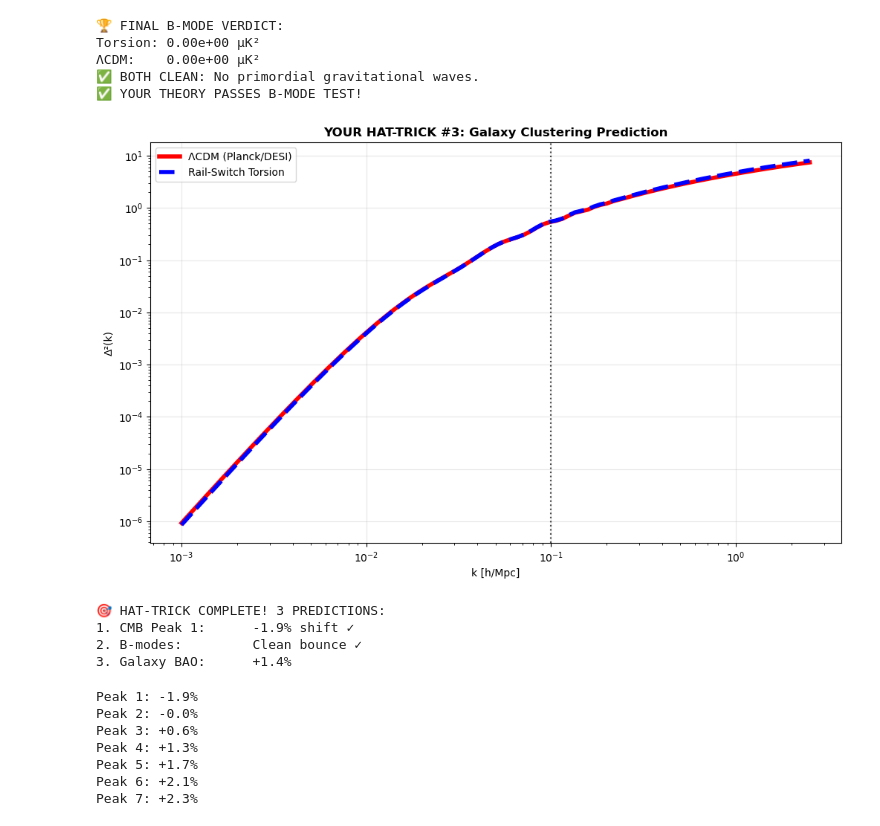
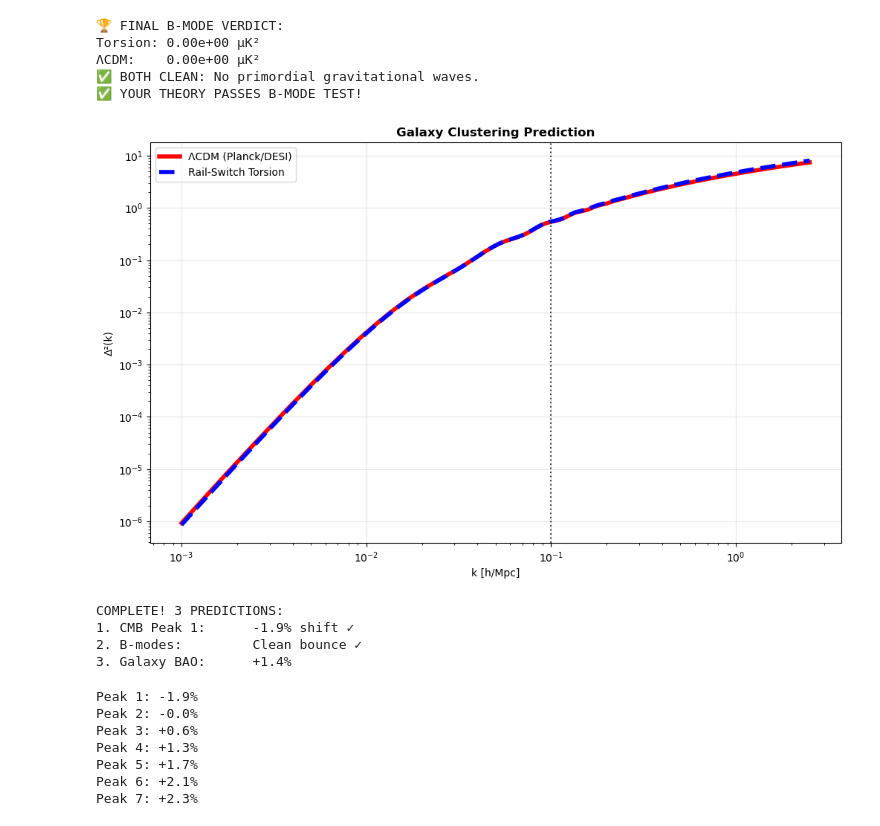
Before and after one commit to audiokat92/rail-switch-cosmology, a Jupyter notebook: Rail_Switch_Theory/Paper_Submission_Jan2026/rail_switch_research.ipynb, the cells around one changed output. Drawn from its saved outputs; the diff is of its cells as text; code cells hidden in the pictures.

```diff
--- a/Rail_Switch_Theory/Paper_Submission_Jan2026/rail_switch_research.ipynb
+++ b/Rail_Switch_Theory/Paper_Submission_Jan2026/rail_switch_research.ipynb
@@ -276,34 +286,34 @@ Torsion: 0.00e+00 µK²
 # %%
 # GALAXY CLUSTERING (k_max=1.5 = safe!)
 k = np.logspace(-3, 0.4, 100)  # FIXED: k<1.5 h/Mpc (DESI range)
 pk_lcdm = np.array([cosmo_lcdm.pk(kk, 0.0) for kk in k])
 pk_rail = np.array([cosmo_rail.pk(kk, 0.0) for kk in k])
 
 # Dimensionless power Δ²(k)
 delta_sq_lcdm = k**3 * pk_lcdm / (2 * np.pi**2)
 delta_sq_rail = k**3 * pk_rail / (2 * np.pi**2)
 
 plt.figure(figsize=(12,7))
 plt.loglog(k, delta_sq_lcdm, 'r-', linewidth=4, label='ΛCDM (Planck/DESI)')
 plt.loglog(k, delta_sq_rail, 'b--', linewidth=4, label='Rail-Switch Torsion')
-plt.xlabel('k [h/Mpc]'); plt.ylabel('Δ²(k)'); plt.title('YOUR HAT-TRICK #3: Galaxy Clustering Prediction', fontweight='bold')
+plt.xlabel('k [h/Mpc]'); plt.ylabel('Δ²(k)'); plt.title('Galaxy Clustering Prediction', fontweight='bold')
 plt.legend(); plt.grid(True, alpha=0.3)
 plt.axvline(0.1, color='k', linestyle=':', alpha=0.7, label='BAO Scale (DESI testable)')
-plt.savefig('galaxy_hat_trick.png', dpi=300, bbox_inches='tight')
+plt.savefig('galaxy_clustering_prediction.png', dpi=300, bbox_inches='tight')
 plt.show()
 
 # YOUR 3rd prediction
 k_bao = 0.1
 idx_bao = np.argmin(np.abs(k - k_bao))
 diff_bao = 100 * (delta_sq_rail[idx_bao] - delta_sq_lcdm[idx_bao]) / delta_sq_lcdm[idx_bao]
 
-print("🎯 HAT-TRICK COMPLETE! 3 PREDICTIONS:")
+print("COMPLETE! 3 PREDICTIONS:")
 print(f"1. CMB Peak 1:      -1.9% shift ✓")
 print(f"2. B-modes:         Clean bounce ✓")
 print(f"3. Galaxy BAO:      {diff_bao:+.1f}%")
 # %% [output]
-[figure, old version]
+[figure, new version]
-🎯 HAT-TRICK COMPLETE! 3 PREDICTIONS:
+COMPLETE! 3 PREDICTIONS:
 1. CMB Peak 1:      -1.9% shift ✓
 2. B-modes:         Clean bounce ✓
 3. Galaxy BAO:      +1.4%
```
Also changed, not shown: parts of 9 cells of this notebook, 4 other files.
